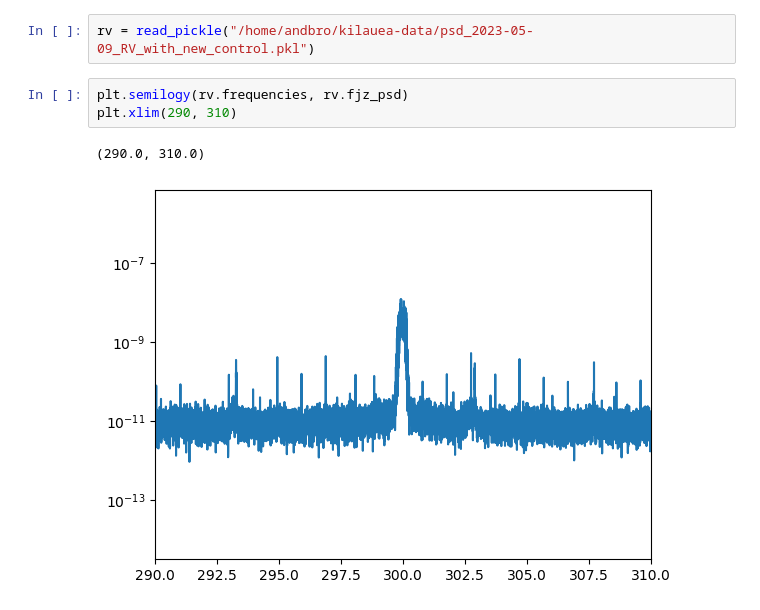
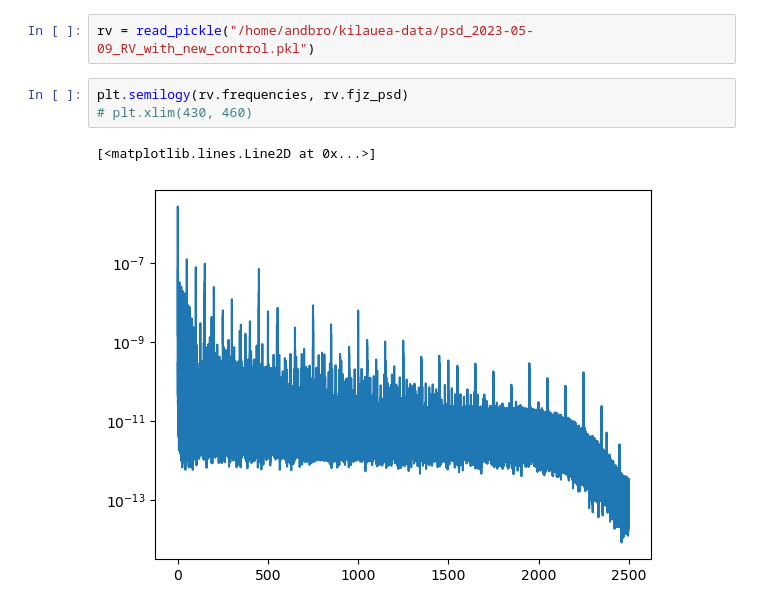
Before and after one commit to andbrocode/notebooks2, a Jupyter notebook: SagnacFrequency/SagnacFrequency_PrismSpectra.ipynb, the cells around one changed output. Saved outputs shown, nothing was run; the diff lists cells and outputs as text.

```diff
--- a/SagnacFrequency/SagnacFrequency_PrismSpectra.ipynb
+++ b/SagnacFrequency/SagnacFrequency_PrismSpectra.ipynb
@@ -202,7 +202,7 @@ NameError: name 'noise' is not defined
 rv = read_pickle("/home/andbro/kilauea-data/psd_2023-05-09_RV_with_new_control.pkl")
 # %%
 plt.semilogy(rv.frequencies, rv.fjz_psd)
-plt.xlim(290, 310)
+# plt.xlim(430, 460)
 # %% [output]
-(290.0, 310.0)
+[<matplotlib.lines.Line2D at 0x...>]
-[figure, old version]
+[figure, new version]
```
Also changed, not shown: 4 other files.
